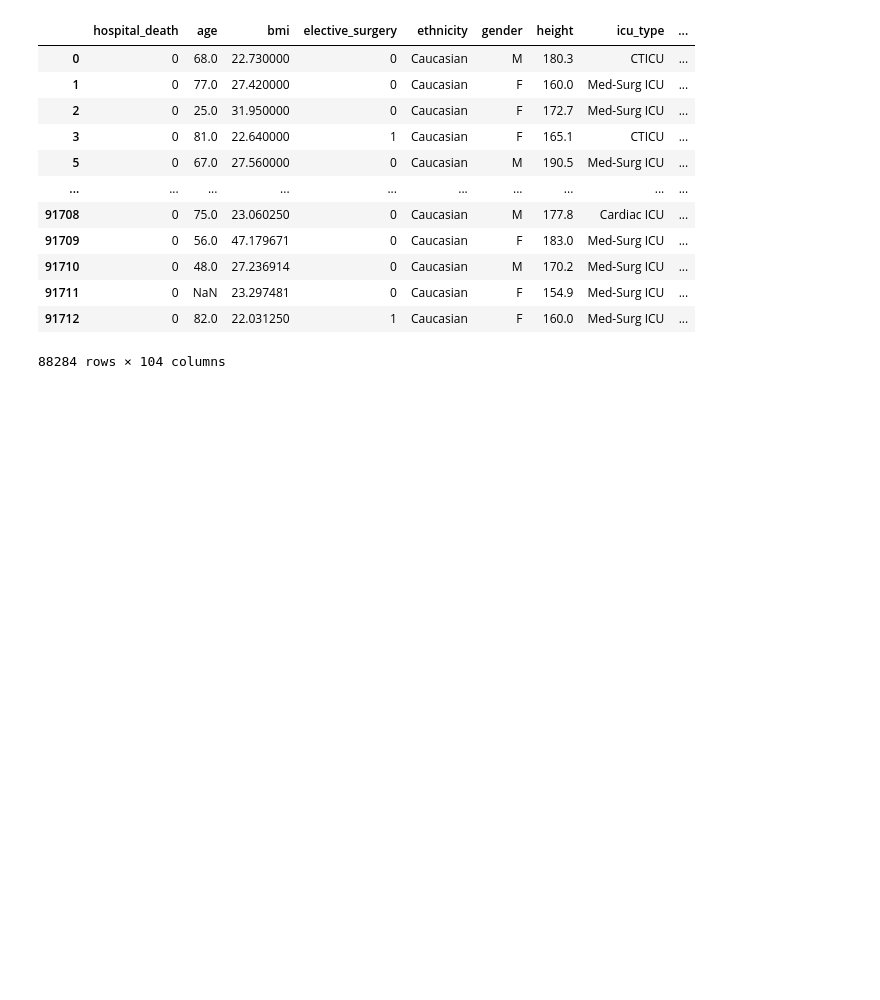
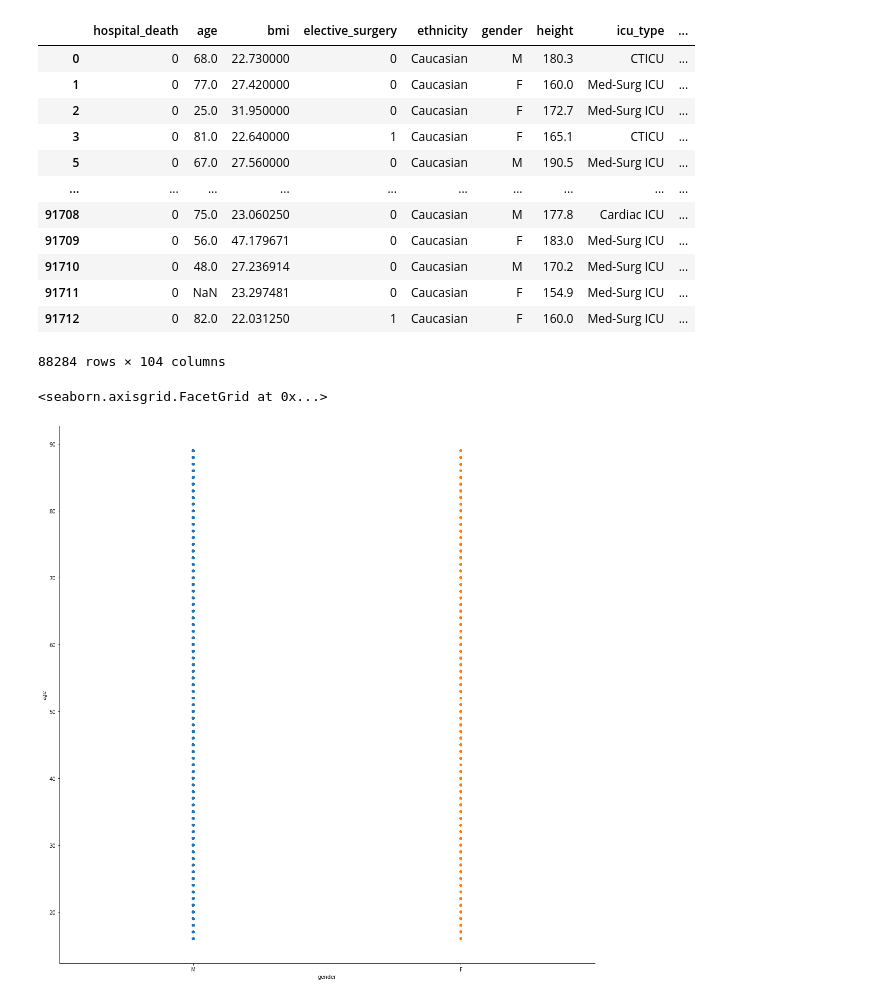
Before and after one commit to ConorD212/UCDPA_ConorDixon, a Jupyter notebook: DataSet 1 Patient Survival Prediction Dataset/DataSet 1 Patient Survival Prediction Dataset.ipynb, the cells around one changed output. Cells and saved outputs as stored; diff of their text form; code cells hidden in the pictures; blank space fills up the shorter version.

```diff
--- a/DataSet 1 Patient Survival Prediction Dataset/DataSet 1 Patient Survival Prediction Dataset.ipynb
+++ b/DataSet 1 Patient Survival Prediction Dataset/DataSet 1 Patient Survival Prediction Dataset.ipynb
@@ -220,3 +220,8 @@ data
 # %%
 import matplotlib.pyplot as plt
 import seaborn as sns
+# %%
+sns.catplot(x="gender", y="age", order=["M", "F"], jitter=False, height=15, data=data)
+# %% [output]
+<seaborn.axisgrid.FacetGrid at 0x...>
+[figure, added]
```
Also changed, not shown: parts of 10 cells of this notebook.
